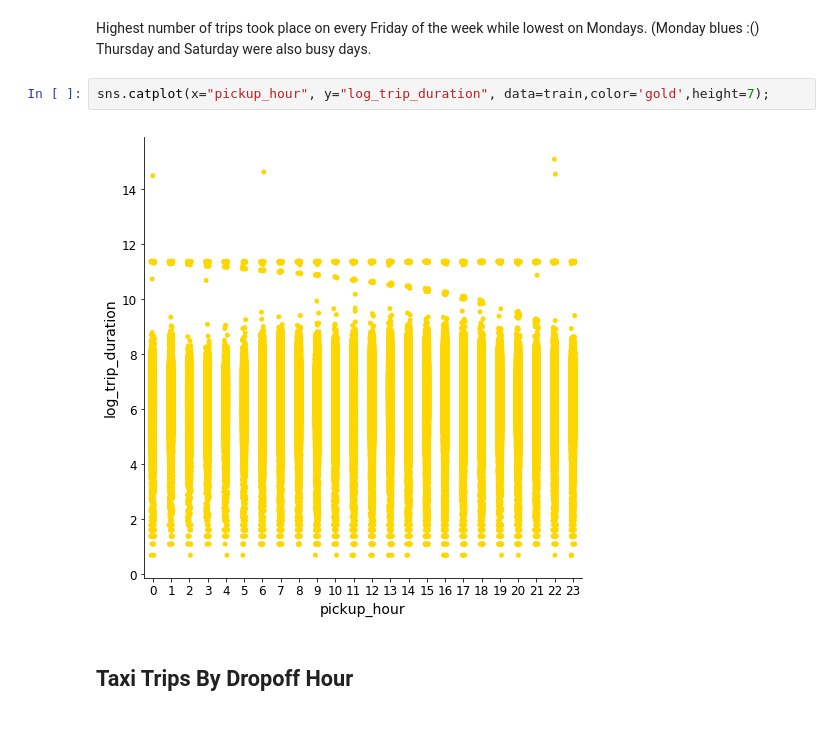
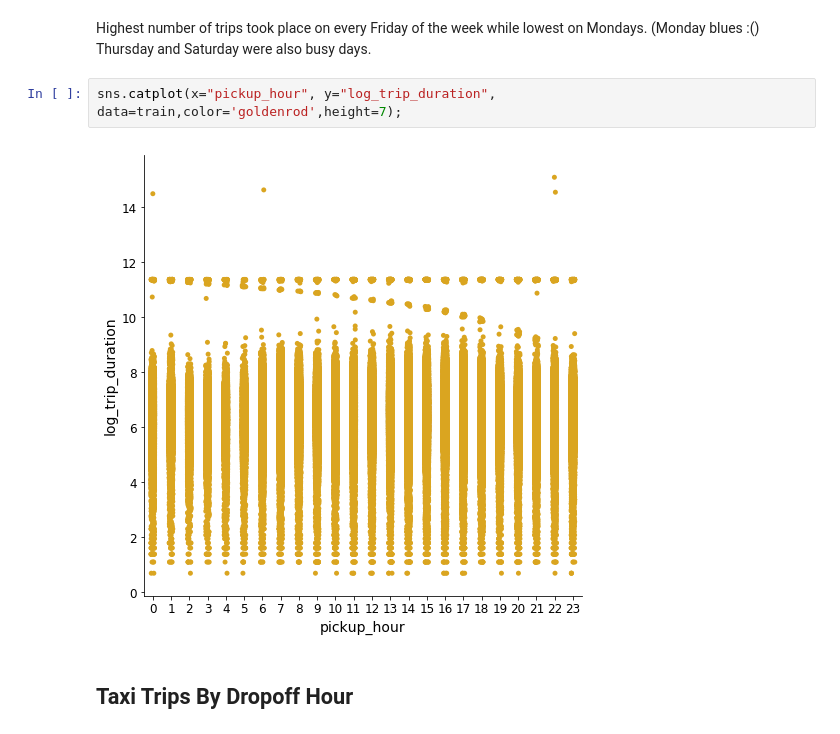
Before and after one commit to 181221/dat158ml-oblig2, a Jupyter notebook: taxi-trip.ipynb, the cells around one changed output. Cells and saved outputs as stored; diff of their text form.

```diff
--- a/taxi-trip.ipynb
+++ b/taxi-trip.ipynb
@@ -391,9 +391,9 @@ train.drop('pickup_weekday_name',axis=1,inplace=True)
 # %% [markdown]
 Highest number of trips took place on every Friday of the week while lowest on Mondays. (Monday blues :() Thursday and Saturday were also busy days.
 # %%
-sns.catplot(x="pickup_hour", y="log_trip_duration", data=train,color='gold',height=7);
+sns.catplot(x="pickup_hour", y="log_trip_duration", data=train,color='goldenrod',height=7);
 # %% [output]
-[figure, old version]
+[figure, new version]
 # %% [markdown]
 ## Taxi Trips By Dropoff Hour
 # %%
```
Also changed, not shown: parts of 29 cells of this notebook.
